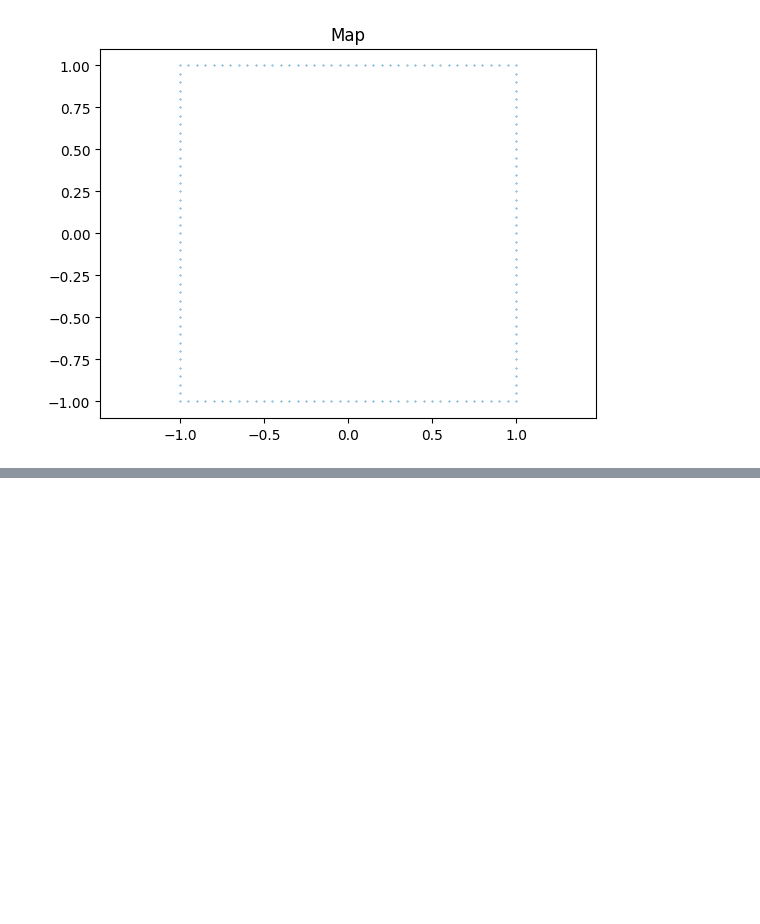
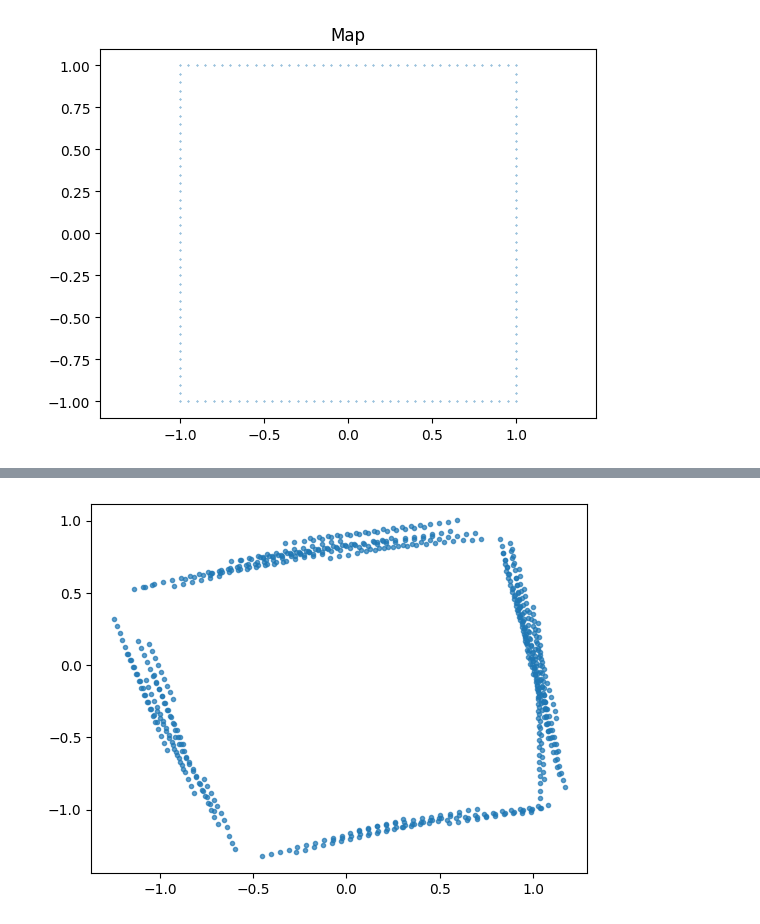
Before and after one commit to miquelmassot/pygp_particle_filter, a Jupyter notebook: example/example_pf.ipynb, the cells around one changed output, grey strips where cells are left out. Saved outputs shown, nothing was run; the diff lists cells and outputs as text; code cells hidden in the pictures; blank space fills up the shorter version.

Commit message:
Working example

```diff
--- a/example/example_pf.ipynb
+++ b/example/example_pf.ipynb
@@ -205,0 +220,11 @@ Number of effective particles:  9.991248143238053
+# %%
+# Plot one particle observation map
+example_particle = particle_filter.particles[0]
+
+obs = example_particle.observations
+
+plt.figure()
+plt.plot(obs[:, 0], obs[:, 1], '.', alpha=0.7)
+plt.show()
+# %% [output]
+[figure, added]
```
Also changed, not shown: parts of 3 cells of this notebook, 3 other files.
